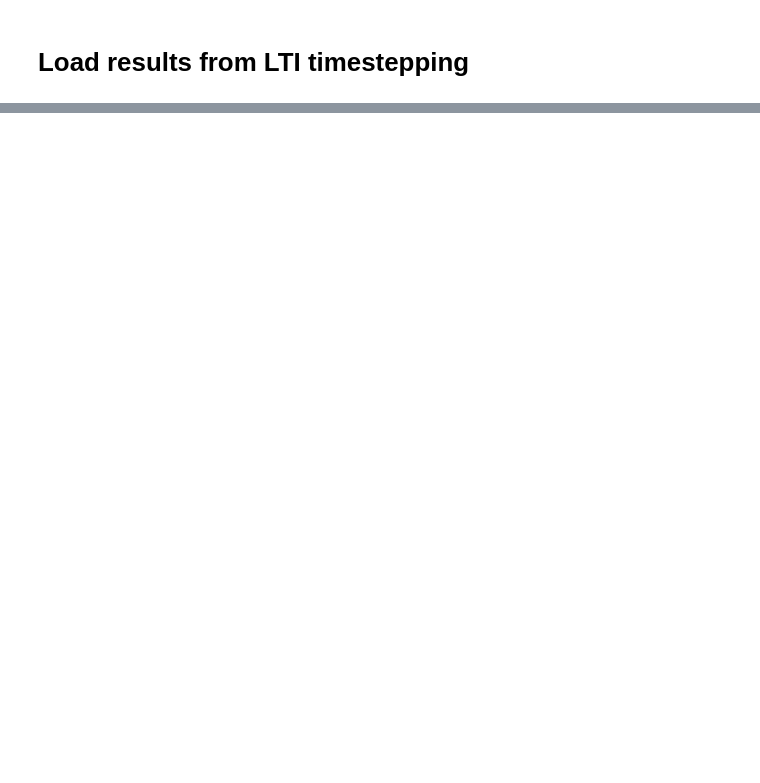
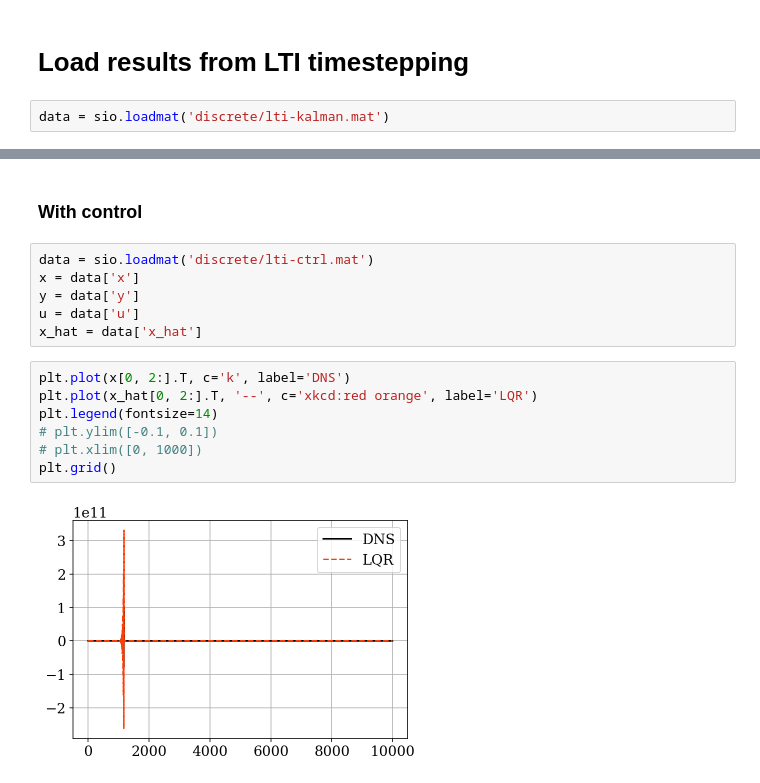
Before and after one commit to dynamicslab/hydrogym, a Jupyter notebook: examples/cylinder/coarse-control/debug.ipynb, the cells around one changed output, grey strips where cells are left out. Cells and saved outputs as stored; diff of their text form; blank space fills up the shorter version.

```diff
--- a/examples/cylinder/coarse-control/debug.ipynb
+++ b/examples/cylinder/coarse-control/debug.ipynb
@@ -297,2 +291,4 @@ plt.plot(x_hat[0, :], '--', c='xkcd:red orange')
 # %% [markdown]
 # Load results from LTI timestepping
+# %%
+data = sio.loadmat('discrete/lti-kalman.mat')
@@ -298,0 +306,17 @@ plt.plot(x_hat[0, :], '--', c='xkcd:red orange')
+# %% [markdown]
+### With control
+# %%
+data = sio.loadmat('discrete/lti-ctrl.mat')
+x = data['x']
+y = data['y']
+u = data['u']
+x_hat = data['x_hat']
+# %%
+plt.plot(x[0, 2:].T, c='k', label='DNS')
+plt.plot(x_hat[0, 2:].T, '--', c='xkcd:red orange', label='LQR')
+plt.legend(fontsize=14)
+# plt.ylim([-0.1, 0.1])
+# plt.xlim([0, 1000])
+plt.grid()
+# %% [output]
+[figure, added]
```
Also changed, not shown: parts of 26 cells of this notebook, 24 other files.
